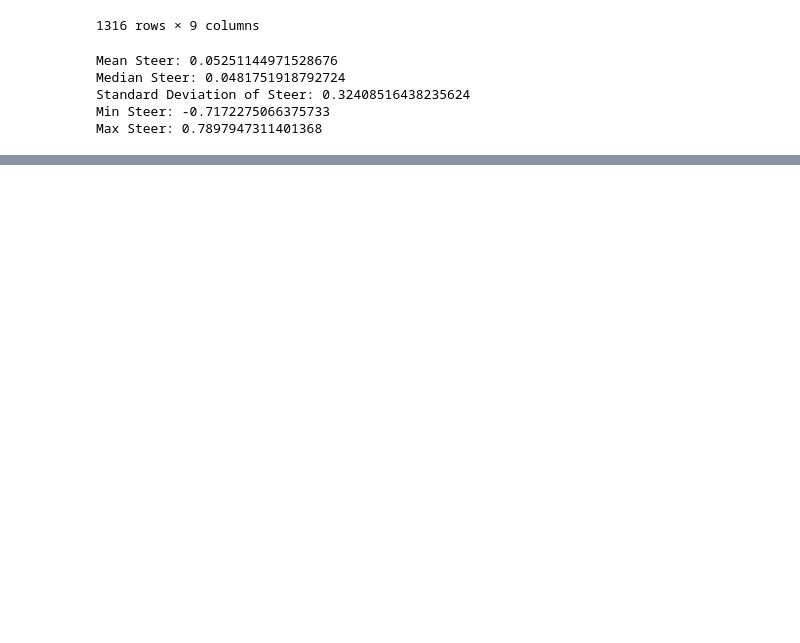
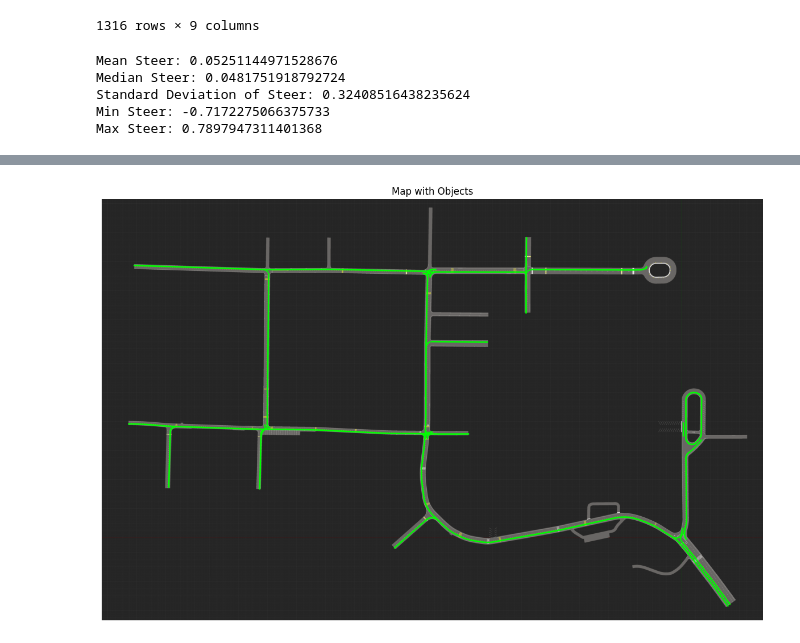
Before and after one commit to PoohNB/self-driving-sb3, a Jupyter notebook: notebook/playing_notbook.ipynb, the cells around one changed output, grey strips where cells are left out. Cells and saved outputs as stored; diff of their text form; code cells hidden in the pictures; blank space fills up the shorter version.

```diff
--- a/notebook/playing_notbook.ipynb
+++ b/notebook/playing_notbook.ipynb
@@ -481,0 +552,4 @@ K_0 in
+# %%
+vmap.plot(show_index=False)
+# %% [output]
+[figure, added]
```
Also changed, not shown: parts of 48 cells of this notebook, 16 other files.
